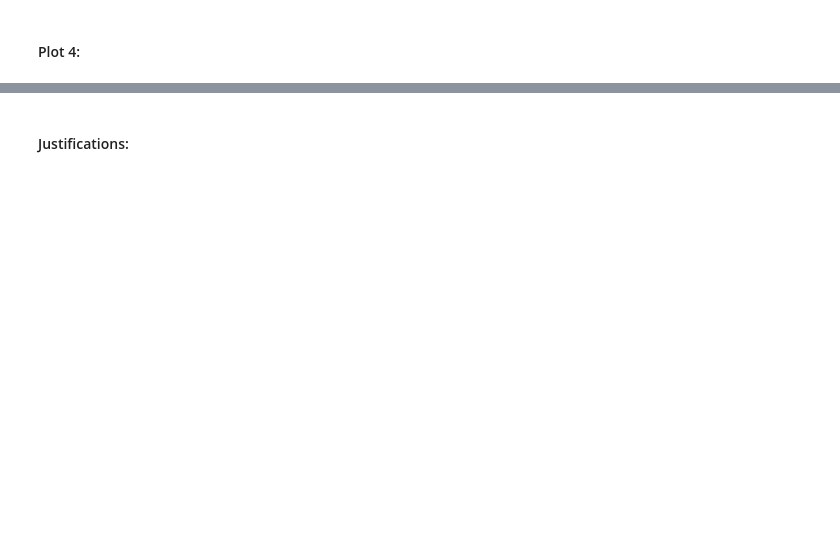
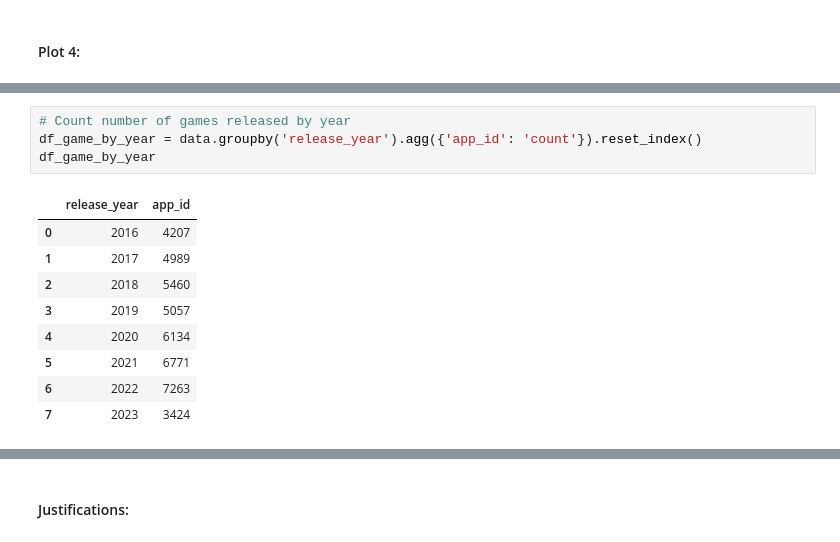
Before and after one commit to ThxgHntr/steam-games-data-analysis, a Jupyter notebook: final_project.ipynb, the cells around one changed output, grey strips where cells are left out. Drawn from its saved outputs; the diff is of its cells as text; blank space fills up the shorter version.

```diff
--- a/final_project.ipynb
+++ b/final_project.ipynb
@@ -404,0 +439,14 @@ df_merge_2.to_csv('games.csv', index=False)
+# %%
+# Count number of games released by year
+df_game_by_year = data.groupby('release_year').agg({'app_id': 'count'}).reset_index()
+df_game_by_year
+# %% [output]
+|  | release_year | app_id |
+| 0 | 2016 | 4207 |
+| 1 | 2017 | 4989 |
+| 2 | 2018 | 5460 |
+| 3 | 2019 | 5057 |
+| 4 | 2020 | 6134 |
+| 5 | 2021 | 6771 |
+| 6 | 2022 | 7263 |
+| 7 | 2023 | 3424 |
```
Also changed, not shown: parts of 24 cells of this notebook, 1 other file.
